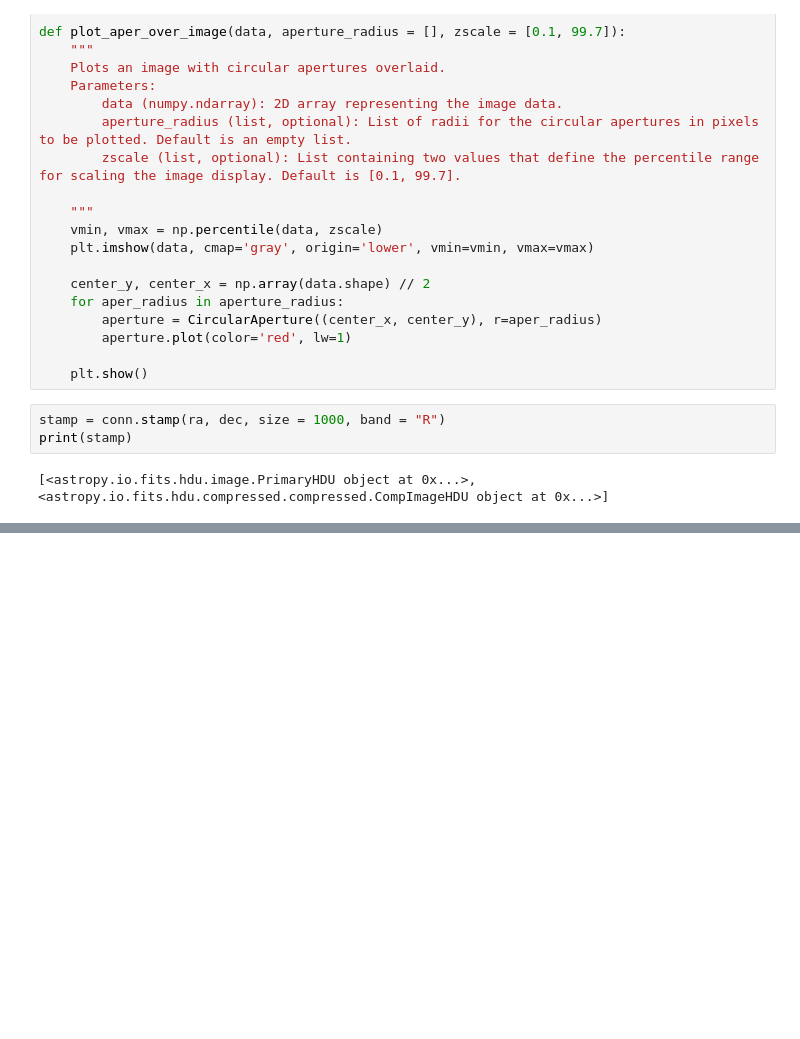
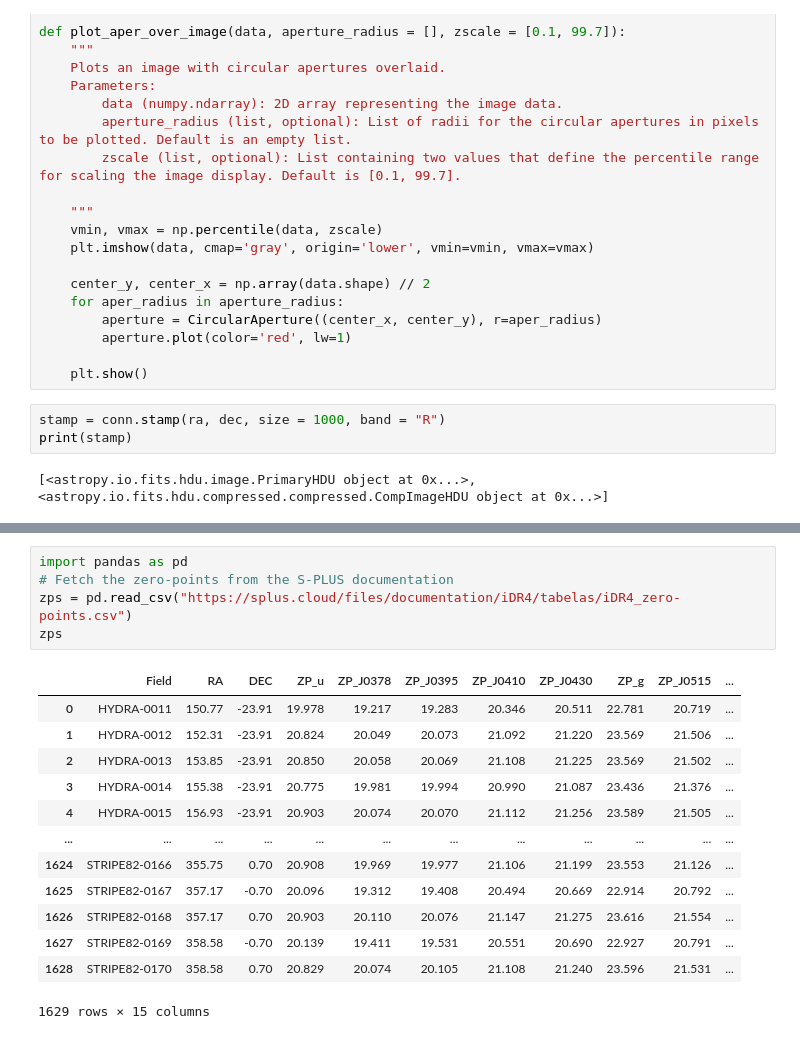
Before and after one commit to felipefer42/XLVII_SAB_workshop, a Jupyter notebook: content/hands-on/3rd_science_case_solution.ipynb, the cells around one changed output, grey strips where cells are left out. Saved outputs shown, nothing was run; the diff lists cells and outputs as text; blank space fills up the shorter version.

```diff
--- a/content/hands-on/3rd_science_case_solution.ipynb
+++ b/content/hands-on/3rd_science_case_solution.ipynb
@@ -43,0 +171,19 @@ plot_aper_over_image(stamp[1].data, aperture_radius = [10, 20, 30],)
+# %%
+import pandas as pd
+# Fetch the zero-points from the S-PLUS documentation
+zps = pd.read_csv("https://splus.cloud/files/documentation/iDR4/tabelas/iDR4_zero-points.csv")
+zps
+# %% [output]
+|  | Field | RA | DEC | ZP_u | ZP_J0378 | ZP_J0395 | ZP_J0410 | ZP_J0430 | ZP_g | ZP_J0515 | ... |
+| 0 | HYDRA-0011 | 150.77 | -23.91 | 19.978 | 19.217 | 19.283 | 20.346 | 20.511 | 22.781 | 20.719 | ... |
+| 1 | HYDRA-0012 | 152.31 | -23.91 | 20.824 | 20.049 | 20.073 | 21.092 | 21.220 | 23.569 | 21.506 | ... |
+| 2 | HYDRA-0013 | 153.85 | -23.91 | 20.850 | 20.058 | 20.069 | 21.108 | 21.225 | 23.569 | 21.502 | ... |
+| 3 | HYDRA-0014 | 155.38 | -23.91 | 20.775 | 19.981 | 19.994 | 20.990 | 21.087 | 23.436 | 21.376 | ... |
+| 4 | HYDRA-0015 | 156.93 | -23.91 | 20.903 | 20.074 | 20.070 | 21.112 | 21.256 | 23.589 | 21.505 | ... |
+| ... | ... | ... | ... | ... | ... | ... | ... | ... | ... | ... | ... |
+| 1624 | STRIPE82-0166 | 355.75 | 0.70 | 20.908 | 19.969 | 19.977 | 21.106 | 21.199 | 23.553 | 21.126 | ... |
+| 1625 | STRIPE82-0167 | 357.17 | -0.70 | 20.096 | 19.312 | 19.408 | 20.494 | 20.669 | 22.914 | 20.792 | ... |
+| 1626 | STRIPE82-0168 | 357.17 | 0.70 | 20.903 | 20.110 | 20.076 | 21.147 | 21.275 | 23.616 | 21.554 | ... |
+| 1627 | STRIPE82-0169 | 358.58 | -0.70 | 20.139 | 19.411 | 19.531 | 20.551 | 20.690 | 22.927 | 20.791 | ... |
+| 1628 | STRIPE82-0170 | 358.58 | 0.70 | 20.829 | 20.074 | 20.105 | 21.108 | 21.240 | 23.596 | 21.531 | ... |
+1629 rows × 15 columns
```
Also changed, not shown: parts of 25 cells of this notebook.
